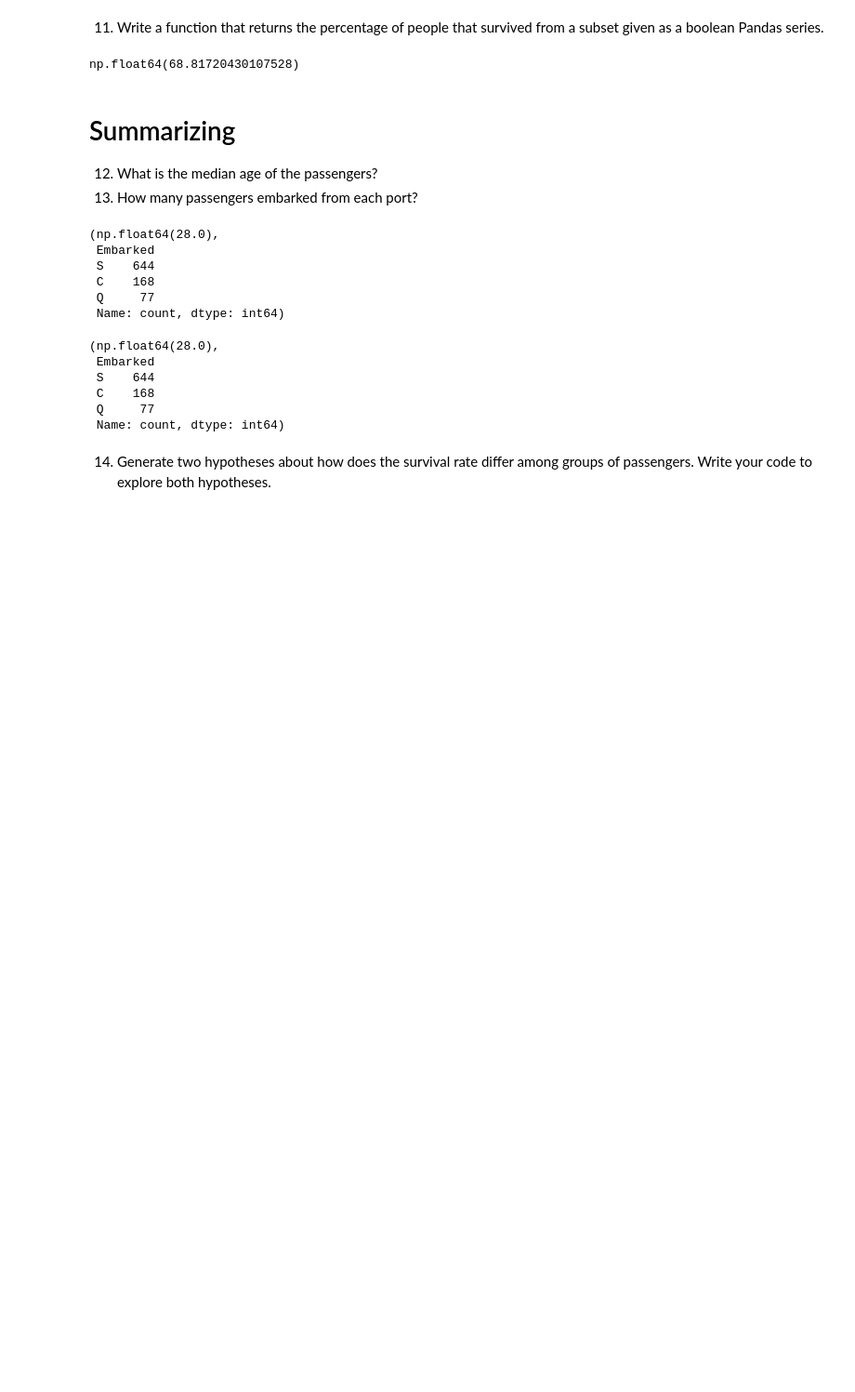
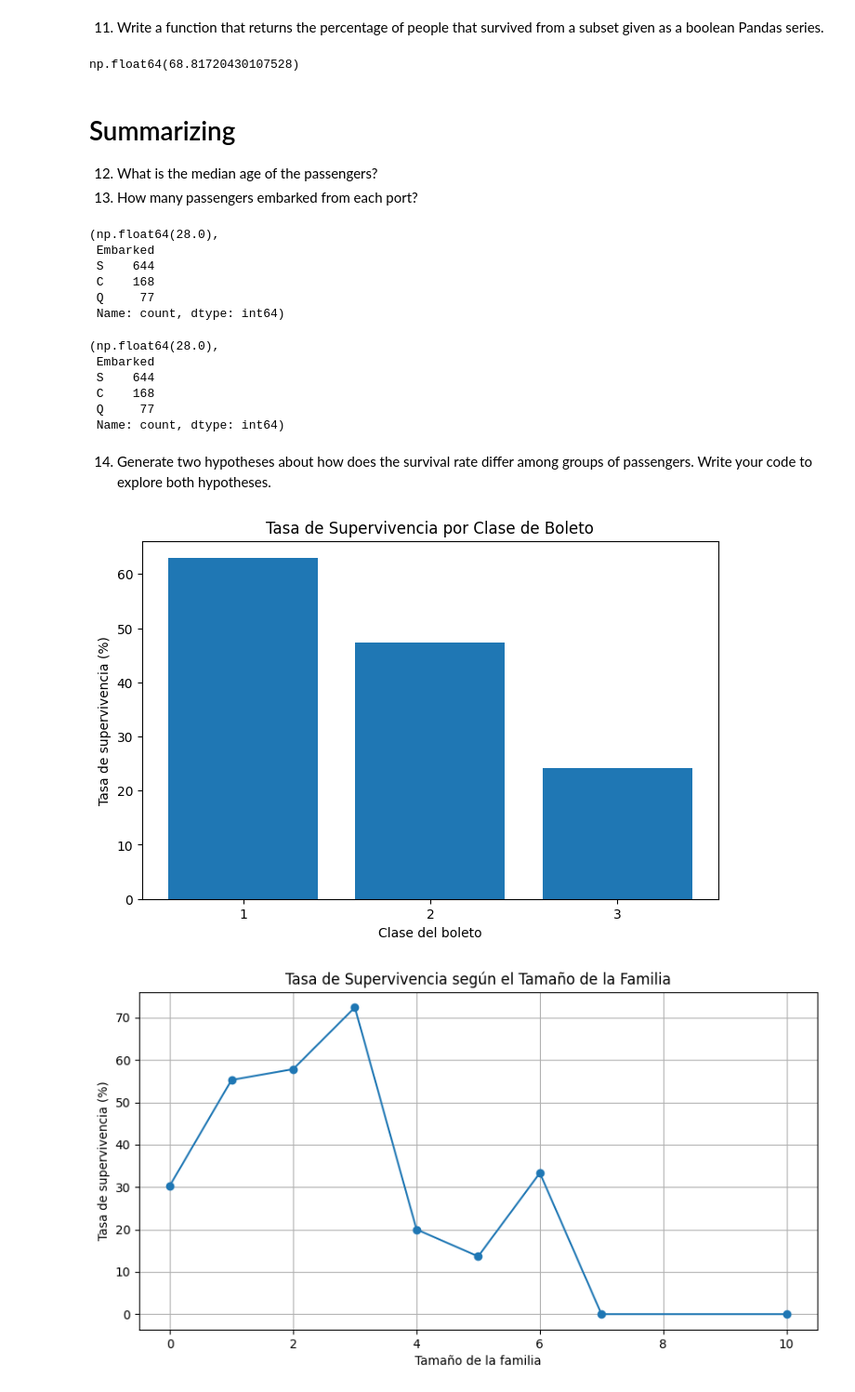
Before and after one commit to IDM4s-2025/df-manipulation641, a Jupyter notebook: titanic.ipynb, the cells around one changed output. Shown at 93% size. Saved outputs shown, nothing was run; the diff lists cells and outputs as text; code cells hidden in the pictures; blank space fills up the shorter version.

```diff
--- a/titanic.ipynb
+++ b/titanic.ipynb
@@ -200,32 +200,34 @@ median_age, embarked_counts
 
 # Hipótesis 1: La clase del boleto influye en la tasa de supervivencia.
 survival_by_class = titanic.groupby("Pclass")["Survived"].mean() * 100
 
 # Hipótesis 2: Pasajeros que viajaban con familiares tenían más probabilidades de sobrevivir.
-titanic["FamilySize"] = titanic["SibSp"] + df["Parch"]
-survival_by_family_size = df.groupby("FamilySize")["Survived"].mean() * 100
+titanic["FamilySize"] = titanic["SibSp"] + titanic["Parch"]
+survival_by_family_size = titanic.groupby("FamilySize")["Survived"].mean() * 100
 
 # Mostrar gráficamente los resultados
 import matplotlib.pyplot as plt
 
 # Gráfico de tasa de supervivencia por clase
 plt.figure(figsize=(8,5))
 plt.bar(survival_by_class.index, survival_by_class.values)
 plt.xlabel("Clase del boleto")
 plt.ylabel("Tasa de supervivencia (%)")
 plt.title("Tasa de Supervivencia por Clase de Boleto")
 plt.xticks(survival_by_class.index)
 plt.show()
 
 # Gráfico de tasa de supervivencia por tamaño de familia
 plt.figure(figsize=(10,5))
 plt.plot(survival_by_family_size.index, survival_by_family_size.values, marker='o', linestyle='-')
 plt.xlabel("Tamaño de la familia")
 plt.ylabel("Tasa de supervivencia (%)")
 plt.title("Tasa de Supervivencia según el Tamaño de la Familia")
 plt.grid()
 plt.show()
 
 # Mostrar resultados numéricos
 survival_by_class, survival_by_family_size
 # %% [output]
+[figure, added]
+[figure, added]
```
Also changed, not shown: parts of 1 cell of this notebook.
